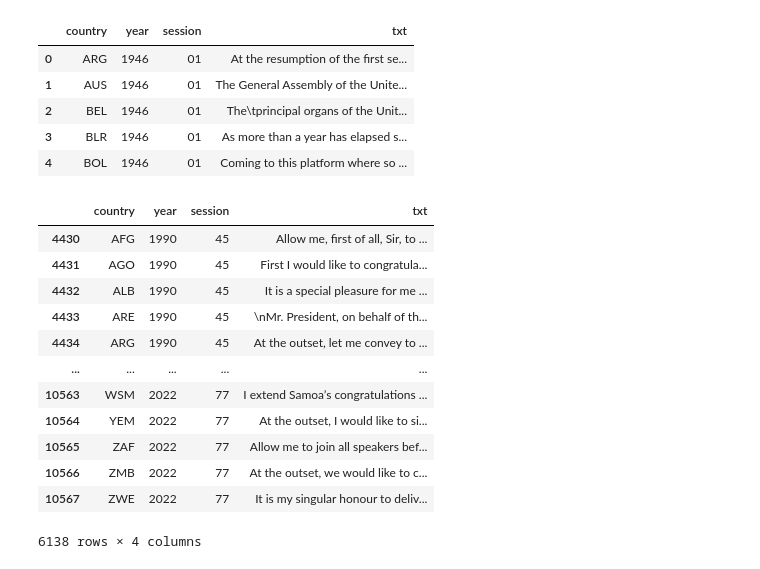
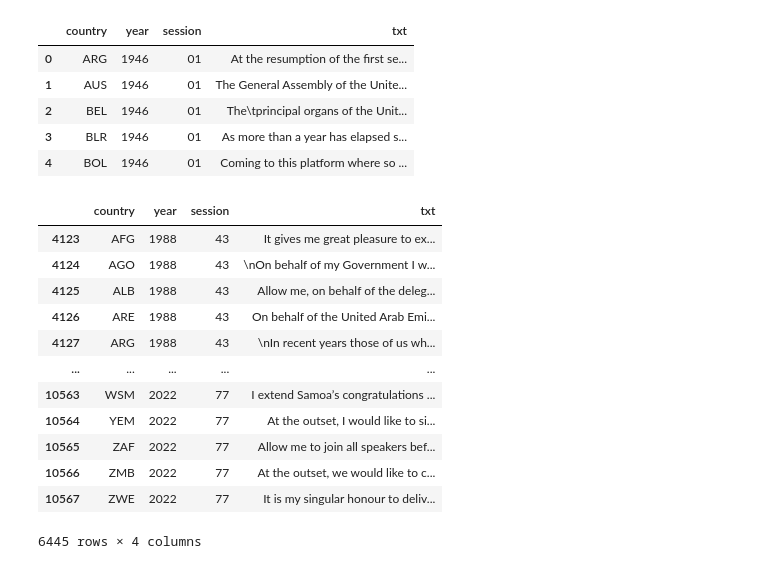
Before and after one commit to JuliusHuizing/fundamentals_of_data_science_shared, a Jupyter notebook: notebooks/UNSession_data_to_dataframe.ipynb, the cells around one changed output. Saved outputs shown, nothing was run; the diff lists cells and outputs as text; code cells hidden in the pictures.

```diff
--- a/notebooks/UNSession_data_to_dataframe.ipynb
+++ b/notebooks/UNSession_data_to_dataframe.ipynb
@@ -111,20 +111,20 @@ df.head()
 | 3 | BLR | 1946 | 01 | As more than a year has elapsed s... |
 | 4 | BOL | 1946 | 01 | Coming to this platform where so ... |
 # %%
-df_1990 = df.loc[df["year"]>=1990]
-df_1990
+df_1988 = df.loc[df["year"]>=1988]
+df_1988
 # %% [output]
 |  | country | year | session | txt |
-| 4430 | AFG | 1990 | 45 | ﻿Allow me, first of all, Sir, to ... |
-| 4431 | AGO | 1990 | 45 | ﻿First I would like to congratula... |
-| 4432 | ALB | 1990 | 45 | ﻿It is a special pleasure for me ... |
-| 4433 | ARE | 1990 | 45 | ﻿\nMr. President, on behalf of th... |
-| 4434 | ARG | 1990 | 45 | ﻿At the outset, let me convey to ... |
+| 4123 | AFG | 1988 | 43 | ﻿It gives me great pleasure to ex... |
+| 4124 | AGO | 1988 | 43 | ﻿\nOn behalf of my Government I w... |
+| 4125 | ALB | 1988 | 43 | ﻿Allow me, on behalf of the deleg... |
+| 4126 | ARE | 1988 | 43 | ﻿On behalf of the United Arab Emi... |
+| 4127 | ARG | 1988 | 43 | ﻿\nIn recent years those of us wh... |
 | ... | ... | ... | ... | ... |
 | 10563 | WSM | 2022 | 77 | I extend Samoa’s congratulations ... |
 | 10564 | YEM | 2022 | 77 | At the outset, I would like to si... |
 | 10565 | ZAF | 2022 | 77 | Allow me to join all speakers bef... |
 | 10566 | ZMB | 2022 | 77 | At the outset, we would like to c... |
 | 10567 | ZWE | 2022 | 77 | It is my singular honour to deliv... |
-6138 rows × 4 columns
+6445 rows × 4 columns
 # %%
```
Also changed, not shown: parts of 8 cells of this notebook.
